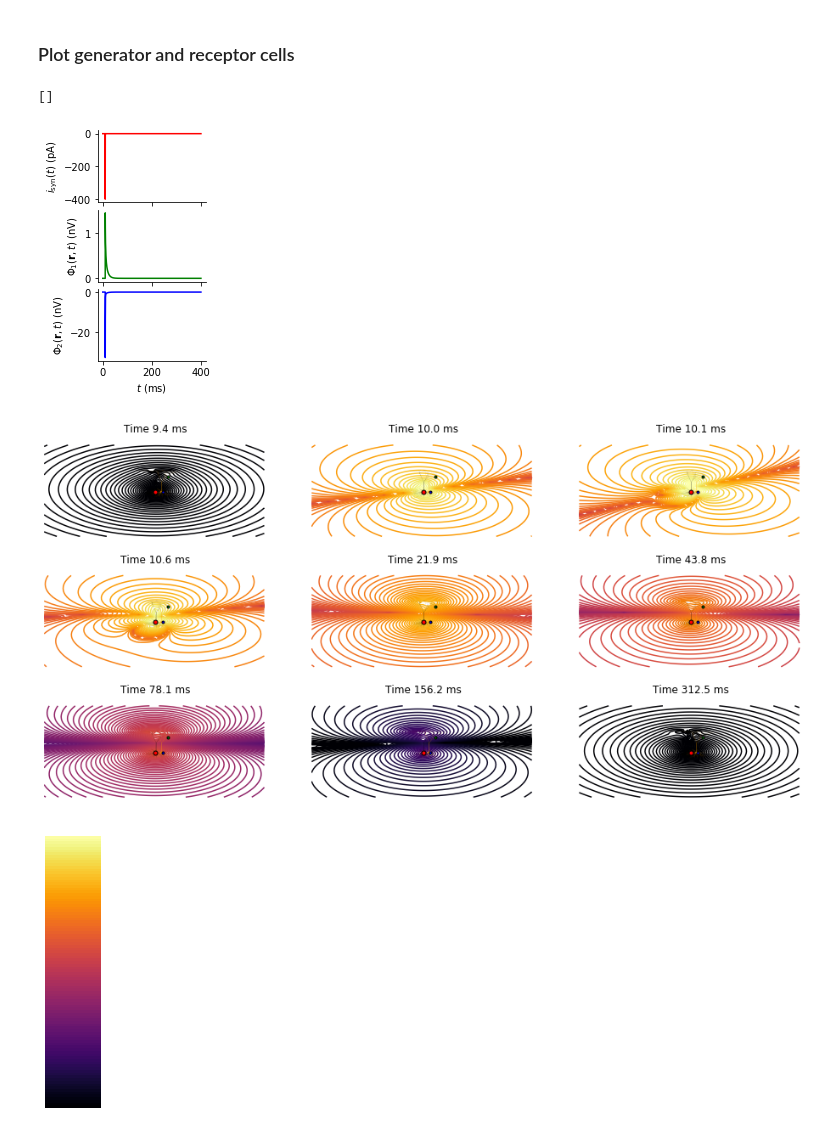
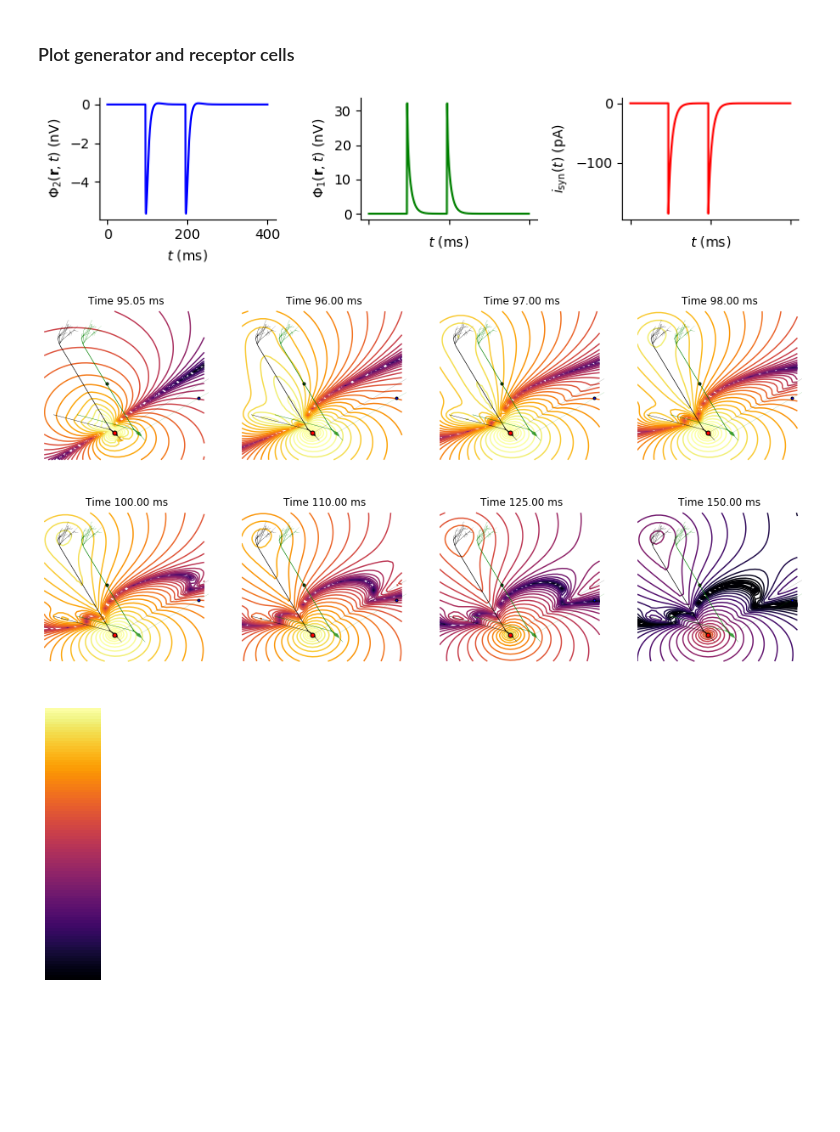
Before and after one commit to gabi-melo/lascon-project, a Jupyter notebook: try_our_own_mitral_cells_contour_time.ipynb, the cells around one changed output. Saved outputs shown, nothing was run; the diff lists cells and outputs as text; code cells hidden in the pictures; blank space fills up the shorter version.

Commit message:
Final files mitral cells

```diff
--- a/try_our_own_mitral_cells_contour_time.ipynb
+++ b/try_our_own_mitral_cells_contour_time.ipynb
@@ -38,7 +38,7 @@ cellParameters = {
     'nsegs_method' : None,      # spatial discretization method
     'dt' : 2**-6,               # simulation time step size
     'tstart' : 0,               # start time of simulation
-    'tstop' : 400,              # stop simulation
+    'tstop' : 190,              # stop simulation
     'celsius': 34,
     'pt3d' : True,
     'extracellular': True,
@@ -53,7 +53,7 @@ LFPy.cell.neuron.h("forall delete_section()")
 # initialize cell instance, using the LFPy.Cell class
 generator_cell = LFPy.Cell(**cellParameters)
 # align cell
-generator_cell.set_rotation(x=4.99, y=-4.33, z=0)
+generator_cell.set_rotation(x=4.729, y=-3.166)
 
 # create synapse
 synapse_parameters = {
@@ -70,23 +72,9 @@ synapse.set_spike_times(np.array([95, 195]))      # spike times
 # %% [markdown]
 ### Create grid electrode (for contour plot) and point electrode (for simple plots)
 # %%
-# place electrodes at each segment of the cell
-# define parameters for extracellular recording electrode, using optional method
-# x,y,z are coordinates of contacts (from the grid in xz-plane over which we calculate local field potentials)
-electrodeParameters = {
-    'sigma' : 0.6,                  # extracellular conductivity
-    'x' : generator_cell.xmid+100,  # + distance of the electrodes to the receptor cell
-    'y' : generator_cell.ymid,
-    'z' : generator_cell.zmid,
-    'method' : 'soma_as_point',     # sphere source soma segment
-    'N' : np.array([[0, 1, 0]]*generator_cell.xmid.size),      # surface normals
-    'r' : 2.5,                      # contact site radius
-    'n' : 20,                       # datapoints for averaging
-}
-
 # create a grid of measurement locations, in (mum)
 #X, Z = np.mgrid[-300:300:20, -150:1200:10]  #Zoom
-X, Z = np.mgrid[-2000:2000:50, -2050:2200:100]
+X, Z = np.mgrid[-300:400:20, -150:700:10]
 Y = np.zeros(X.shape)
 
 # define electrode parameters
@@ -100,10 +88,10 @@ grid_electrode_parameters = {
 
 # define electrode parameters
 point_electrode_parameters = {
-    'sigma' : 0.6,                    # extracellular conductivity
-    'x' : np.array([130., 220.]),     # positions of the first(blue) and second(green) electrode
+    'sigma' : 0.6,                    # extracellular conductivity--- FIRST blue(2) and SECOND green(1)
+    'x' : np.array([356.62614346, -35.36430328]),     # positions of the first(blue) and second(green) electrode
     'y' : np.array([   0.,    0.]),
-    'z' : np.array([   0.,  700.]),
+    'z' : np.array([   197.85871051,  280.3882821]),
 }
 
 # run simulation, electrode object argument in cell.simulate
@@ -121,59 +109,57 @@ calculations finished, <LFPy.recextelectrode.RecExtElectrode object at 0x...>, <
 # %% [markdown]
 ### Plot generator and receptor cells
 # %%
+plt.figure(figsize=(8, 2), dpi=100)
 # plot LFP blue electrode [0]
-plt.axes([.15,.10,.25,.25])
+plt.subplot(1,3,1)
 plt.plot(generator_cell.tvec,point_electrode.LFP[0]*1e6,color='blue', clip_on=False)
 plt.ylabel(r'$\Phi_2(\mathbf{r},t)$ (nV)')
 plt.xlabel(r'$t$ (ms)')
-plt.axis('tight')
 ax = plt.gca()
 for loc, spine in ax.spines.items():
     if loc in ['right', 'top']:
         spine.set_color('none')
 ax.xaxis.set_ticks_position('bottom')
 ax.yaxis.set_ticks_position('left')
 
 # plot LFP green electrode
-plt.axes([.15,.375,.25,.25])
+plt.subplot(1,3,2)
 plt.plot(generator_cell.tvec,point_electrode.LFP[1]*1e6,color='green', clip_on=False)
 plt.ylabel(r'$\Phi_1(\mathbf{r}, t)$ (nV)')
-plt.axis('tight')
+plt.xlabel(r'$t$ (ms)')
 ax = plt.gca()
 for loc, spine in ax.spines.items():
     if loc in ['right', 'top']:
         spine.set_color('none')
 ax.xaxis.set_ticks_position('bottom')
 ax.yaxis.set_ticks_position('left')
 ax.set_xticklabels([])
 
 # plot synapse electrode
-plt.axes([.15,.65,.25,.25])
+plt.subplot(1,3,3)
 plt.plot(generator_cell.tvec,synapse.i*1E3, color='red', clip_on=False)
 plt.ylabel(r'$i_\mathrm{syn}(t)$ (pA)')
-plt.axis('tight')
+plt.xlabel(r'$t$ (ms)')
 ax = plt.gca()
 for loc, spine in ax.spines.items():
     if loc in ['right', 'top']:
         spine.set_color('none')
 ax.xaxis.set_ticks_position('bottom')
 ax.yaxis.set_ticks_position('left')
 ax.set_xticklabels([])
 
-# optionally save figure
-# plt.savefig('contour_plot.pdf', dpi=300)
+plt.tight_layout()
 # %% [output]
-[]
-[figure, old version]
+[figure, new version]
 # %%
-def ctime(t,ax=None,vmin=-15,vmax=-5):
+def ctime(t,ax=None,vmin=-8,vmax=-4):
 
     ax = plt.gca() if ax == None else ax
 
     #LFP = np.max(np.abs(grid_electrode.LFP),1).reshape(X.shape)
     LFP = np.abs(grid_electrode.LFP[:,t]).reshape(X.shape)
 
-    im = ax.contour(X, Z, np.log10(LFP), 60,
+    im = ax.contour(X, Z, np.log10(LFP), 40,
                cmap='inferno', vmin=vmin, vmax=vmax,  #'viridis', 'plasma', 'inferno', 'magma', 'cividis' https://matplotlib.org/tutorials/colors/colormaps.html#mycarta-banding
                zorder=-2)
     #cbar = fig.colorbar(im, cax=cax)
@@ -207,23 +193,24 @@ def ctime(t,ax=None,vmin=-15,vmax=-5):
         zips.append(list(zip(x+shift, z)))
     polycol = PolyCollection(zips,
                              edgecolors='none',
-                             facecolors= 'orange')
+                             facecolors= 'green')
     ax.add_collection(polycol)
 
 
-    ax.set_ylim(-2500,2500)
-    ax.set_xlim(-2000,2000)
+    ax.set_ylim(-250,700)
+    ax.set_xlim(-300,400)
 
     #ax.set_ylim(-250,1200) #ZOOM
     #ax.set_xlim(-200,200)
     ax.axis('off')
 
-fig,axes = plt.subplots(3,3,figsize=(16,8))
-times = [600,641,648,680,1400,2800,5000,10000,20000]
+fig,axes = plt.subplots(2,4,figsize=(16,8))
+times = [int(95.05/(2**-6)),int(96/(2**-6)),int(97/(2**-6)),int(98/(2**-6)),int(100/(2**-6)),int(110/(2**-6)),
+         int(125/(2**-6)),int(150/(2**-6))]
 for t,ax in zip(times,axes.ravel()):
     ctime(t,ax=ax)
-    ax.set_title('Time %.1f ms'%(t*2**-6))
+    ax.set_title('Time %.2f ms'%(t*2**-6))
 # %% [output]
-[figure, old version]
+[figure, new version]
 # %%
 plt.figure(figsize=(1,5))
```
Also changed, not shown: parts of 4 cells of this notebook, 3 other files.
